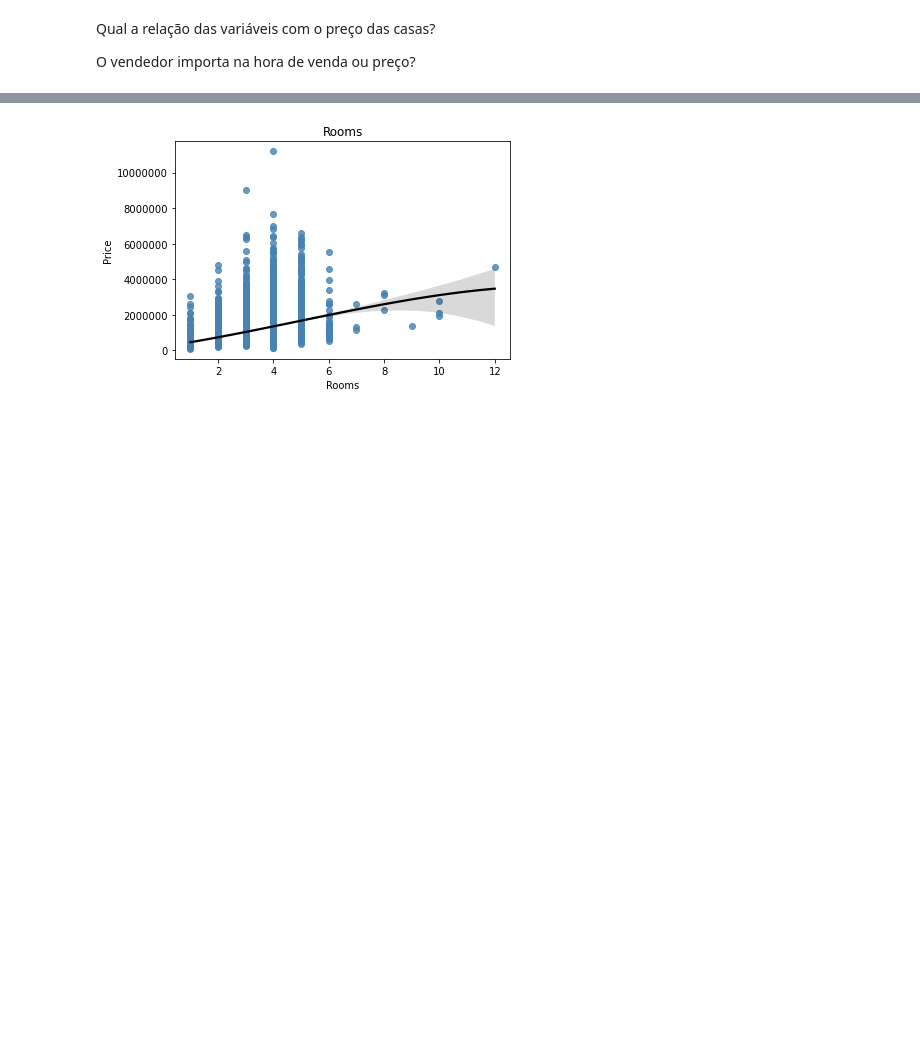
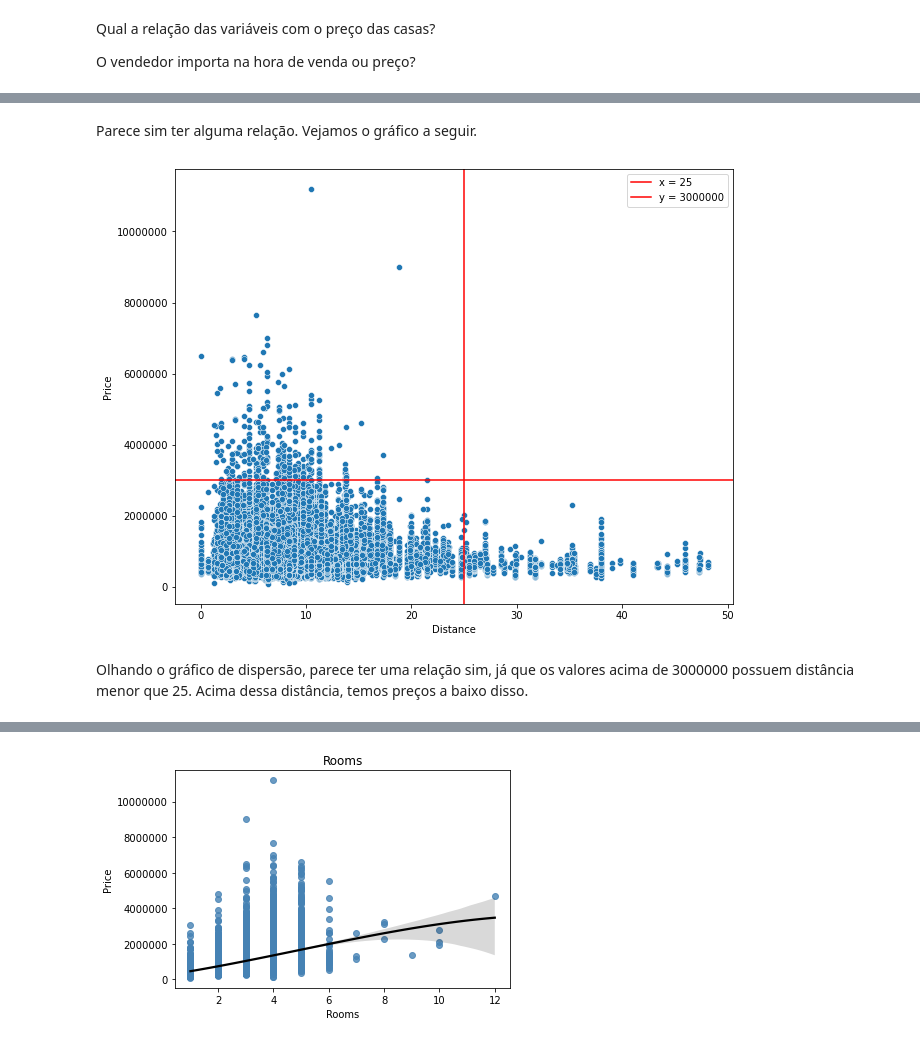
Before and after one commit to taryll/EDA_melbourne_house_price, a Jupyter notebook: src/notebook/Analise_dados.ipynb, the cells around one changed output, grey strips where cells are left out. Saved outputs shown, nothing was run; the diff lists cells and outputs as text; code cells hidden in the pictures; blank space fills up the shorter version.

```diff
--- a/src/notebook/Analise_dados.ipynb
+++ b/src/notebook/Analise_dados.ipynb
@@ -28,0 +92,14 @@ plt.show()
+# %% [markdown]
+Parece sim ter alguma relação. Vejamos o gráfico a seguir.
+# %%
+plt.figure(figsize = (10, 8))
+sns.scatterplot(x = 'Distance', y = 'Price', data = df_clean)
+plt.ticklabel_format(style = 'plain', axis = 'y')
+plt.axvline(25, c = 'red', label = 'x = 25')
+plt.axhline(3000000, c = 'red', label = 'y = 3000000')
+plt.legend()
+plt.show()
+# %% [output]
+[figure, added]
+# %% [markdown]
+Olhando o gráfico de dispersão, parece ter uma relação sim, já que os valores acima de 3000000 possuem distância menor que 25. Acima dessa distância, temos preços a baixo disso.
```
Also changed, not shown: parts of 19 cells of this notebook.
